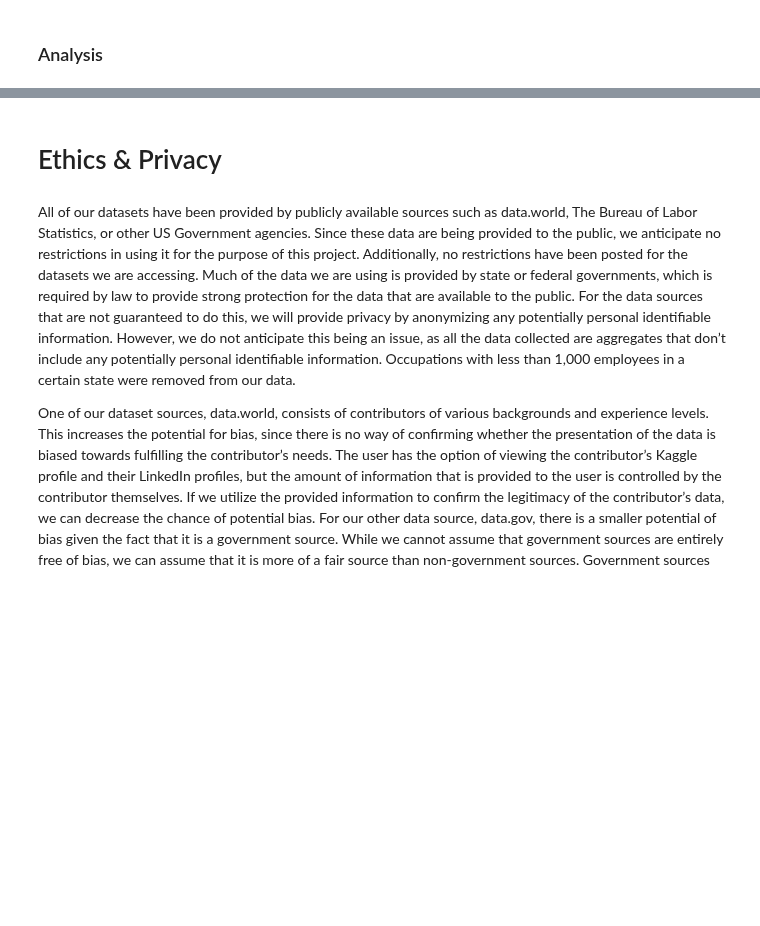
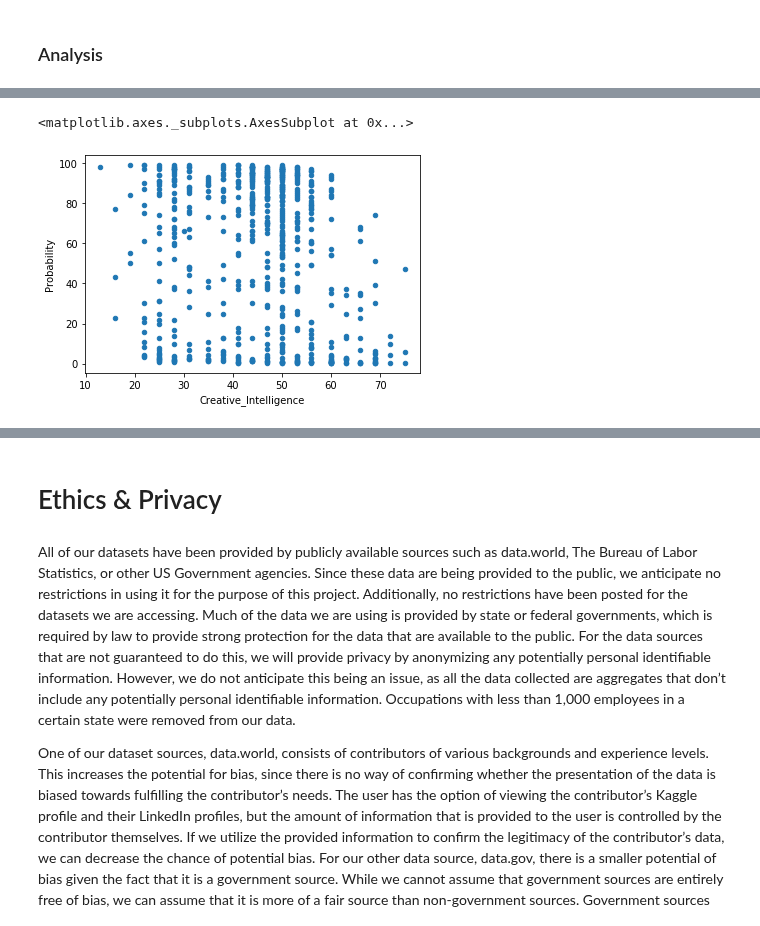
Before and after one commit to COGS108/group11_sp20, a Jupyter notebook: FinalProject_group11.ipynb, the cells around one changed output, grey strips where cells are left out. Saved outputs shown, nothing was run; the diff lists cells and outputs as text; code cells hidden in the pictures; blank space fills up the shorter version.

```diff
--- a/FinalProject_group11.ipynb
+++ b/FinalProject_group11.ipynb
@@ -850,0 +947,6 @@ print(res.summary())
+# %%
+#Creative_Intelligence
+df_prob_h.plot.scatter('Creative_Intelligence', 'Probability')
+# %% [output]
+<matplotlib.axes._subplots.AxesSubplot at 0x...>
+[figure, added]
```
Also changed, not shown: parts of 20 cells of this notebook.
